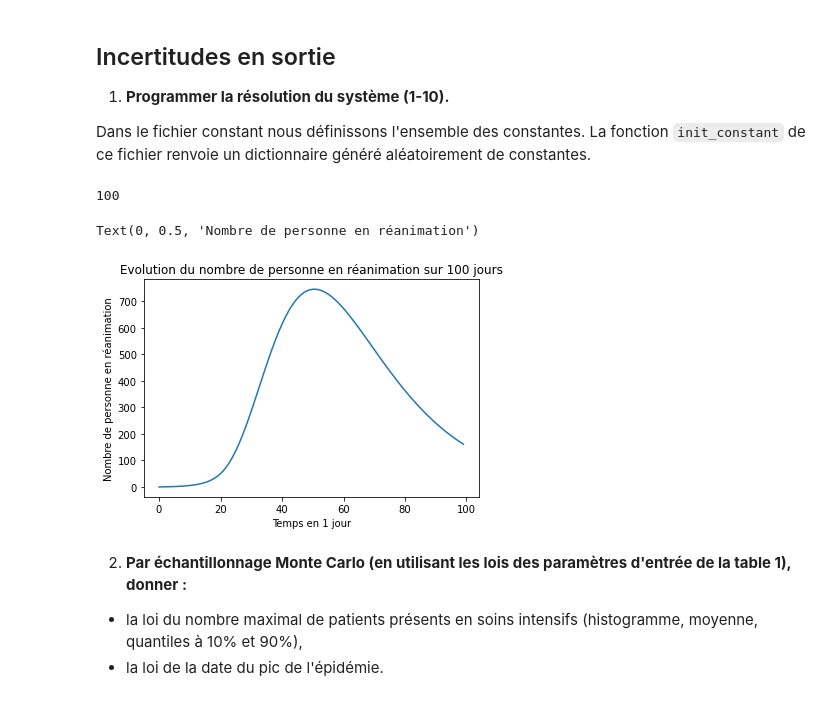
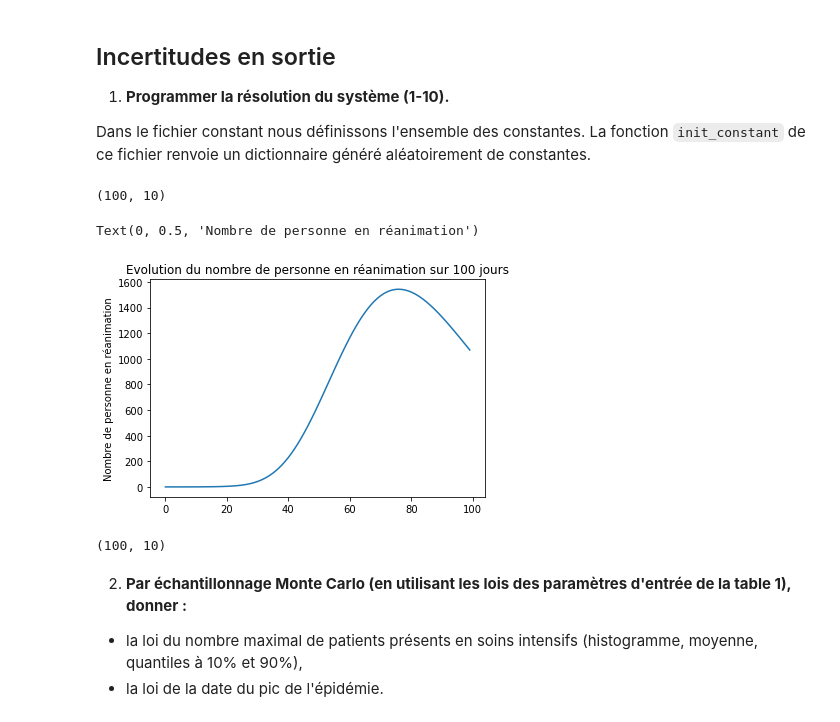
Before and after one commit to SwannChelly/MAP568, a Jupyter notebook: src/Project.ipynb, the cells around one changed output. Saved outputs shown, nothing was run; the diff lists cells and outputs as text; code cells hidden in the pictures.

```diff
--- a/src/Project.ipynb
+++ b/src/Project.ipynb
@@ -89,12 +89,11 @@ def euler_one_step(S,I_moins,I_plus,R_moins,R_plus_I,H,U,R_plus_H,D,D_R,i,consta
 
 
 def resolution_systeme(deltaT,constants, variables, set_size = global_constants['set_size']):
+
     if type(variables)!= dict:
         variables = dict(zip(variables_keys,variables))
         constants = dict(zip(constants_keys, constants))
-    else :
-        variables = variables
-        constants = constants
+
     Res = np.zeros((10,set_size))
     Res[0,0] = global_constants['S_0']
     Res[1,0] = variables['I_moins_0']
@@ -103,24 +102,48 @@ def resolution_systeme(deltaT,constants, variables, set_size = global_constants[
         Res[:,i] = euler_one_step(Res[0,i-1],Res[1,i-1],Res[2,i-1],Res[3,i-1],Res[4,i-1],Res[5,i-1],Res[6,i-1],Res[7,i-1],Res[8,i-1],Res[9,i-1],i,constants, variables, deltaT)
 
     return Res
+
+def resolution_systeme_bis(deltaT,constants, variables, set_size = global_constants['set_size']):
+
+    if type(variables)!= dict:
+        variables = dict(zip(variables_keys,variables))
+        constants = dict(zip(constants_keys, constants))
+
+    Res = np.zeros((10,set_size))
+    Res[0,0] = global_constants['S_0']
+    Res[1,0] = variables['I_moins_0']
+
+    for i in range(1,set_size):
+        Res[:,i] = euler_one_step(Res[0,i-1],Res[1,i-1],Res[2,i-1],Res[3,i-1],Res[4,i-1],Res[5,i-1],Res[6,i-1],Res[7,i-1],Res[8,i-1],Res[9,i-1],i,constants, variables, deltaT)
+
+    return Res[:,::int(1/global_constants['deltaT'])]
 # %%
 # Analyse des résultats
 
-variables = init_variables()
+global_constants['deltaT'] = 0.1
+variables = init_variables(global_constants['deltaT'])
 constants = compute_constants(variables)
 
 
 syst_CI=array([global_constants['S_0'],variables['I_moins_0'],0,0,0,0,0,0,0,0])
-simulation=odeint(equa_diff,syst_CI,constants['t'], args = (variables,constants))
-print(len(simulation))
-plt.plot(simulation[::int(1/global_constants['deltaT']),6])
+#simulation=odeint(equa_diff,syst_CI,constants['t'], args = (variables,constants))
+#print(len(simulation))
+simulation = np.transpose(resolution_systeme_bis(global_constants['deltaT'],constants, variables, set_size = global_constants['set_size']))
+print(simulation.shape)
+#print(len(simulation[::int(1/global_constants['deltaT'])]))
+#print(len(simulation[::int(1/global_constants['deltaT'])]))
+plt.plot(simulation[:,6])
 plt.title(f"Evolution du nombre de personne en réanimation sur {global_constants['T_MAX']} jours")
-plt.xlabel(f"Temps en {global_constants['deltaT']} jour")
+#plt.xlabel(f"Temps en {global_constants['deltaT']} jour")
 plt.ylabel("Nombre de personne en réanimation")
 # %% [output]
-100
+(100, 10)
 Text(0, 0.5, 'Nombre de personne en réanimation')
-[figure, old version]
+[figure, new version]
+# %%
+simulation.shape
+# %% [output]
+(100, 10)
 # %% [markdown]
 2) **Par échantillonnage Monte Carlo (en utilisant les lois des paramètres d'entrée de la table 1), donner :**
 - la loi du nombre maximal de patients présents en soins intensifs (histogramme, moyenne, quantiles à 10% et 90%),
```
Also changed, not shown: parts of 15 cells of this notebook, 2 other files.
